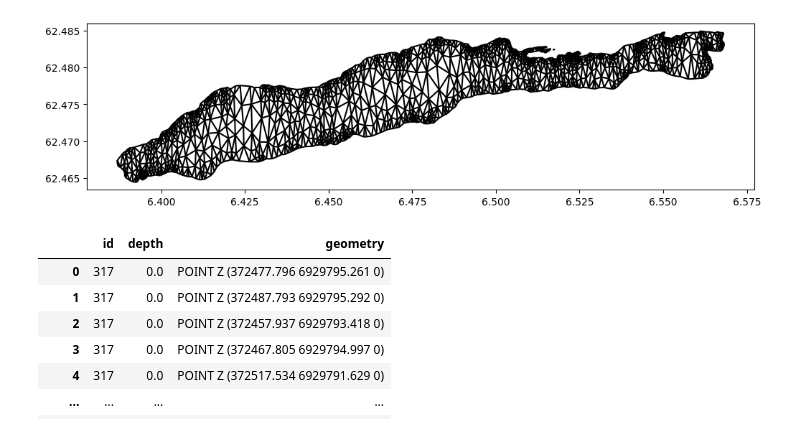
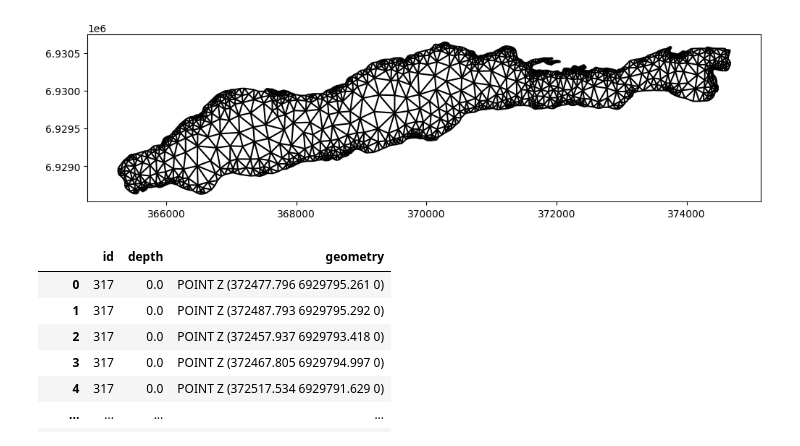
Before and after one commit to NTNUSmartWater/DigiH2O-Platform, a Jupyter notebook: process.ipynb, the cells around one changed output. Cells and saved outputs as stored; diff of their text form; code cells hidden in the pictures.

```diff
--- a/process.ipynb
+++ b/process.ipynb
@@ -12,16 +12,18 @@ from meshkernel import MeshKernel, GeometryList
 # %%
 lake, depth = gpd.read_file('lake.geojson'), gpd.read_file('depth.geojson')
 lake["geometry"] = lake.geometry.apply(lambda geo: gridFunctions.remove_holes(geo, 0))
+crs = lake.estimate_utm_crs()
+lake, depth = lake.to_crs(crs), depth.to_crs(crs)
 x, y = lake.geometry.iloc[0].exterior.xy
 x, y = np.array(x), np.array(y)
 polygon = GeometryList(x, y)
 mk = MeshKernel()
 mk.mesh2d_make_triangular_mesh_from_polygon(polygon, scale_factor=50)
 fig, ax = plt.subplots(figsize=(12, 3))
 mk.mesh2d_get().plot_edges(ax, color="black")
 plt.show()
 # %% [output]
-[figure, old version]
+[figure, new version]
 # %%
 depth
 # %% [output]
```
Also changed, not shown: parts of 1 cell of this notebook, 6 other files.
